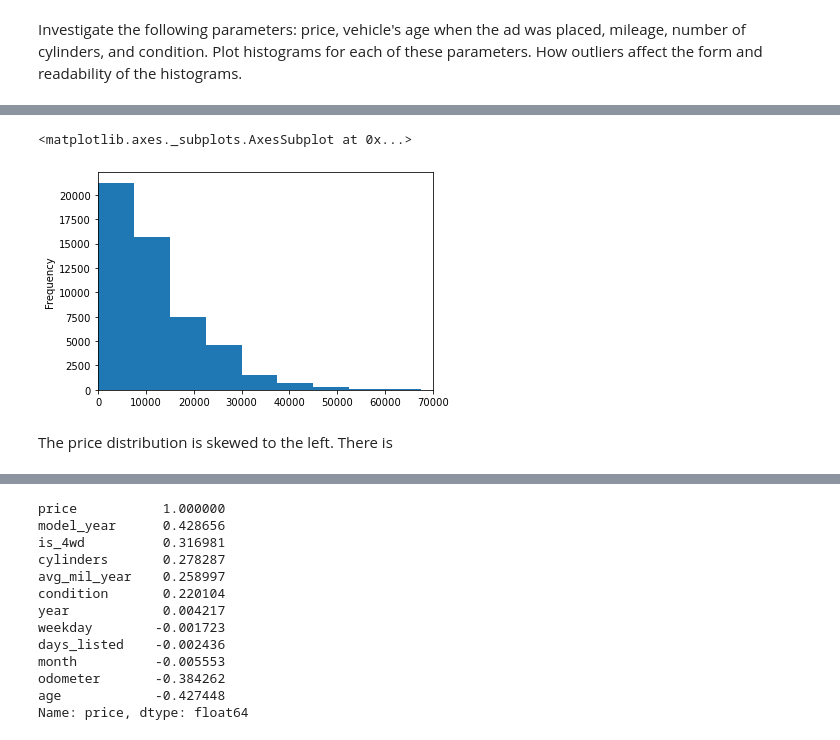
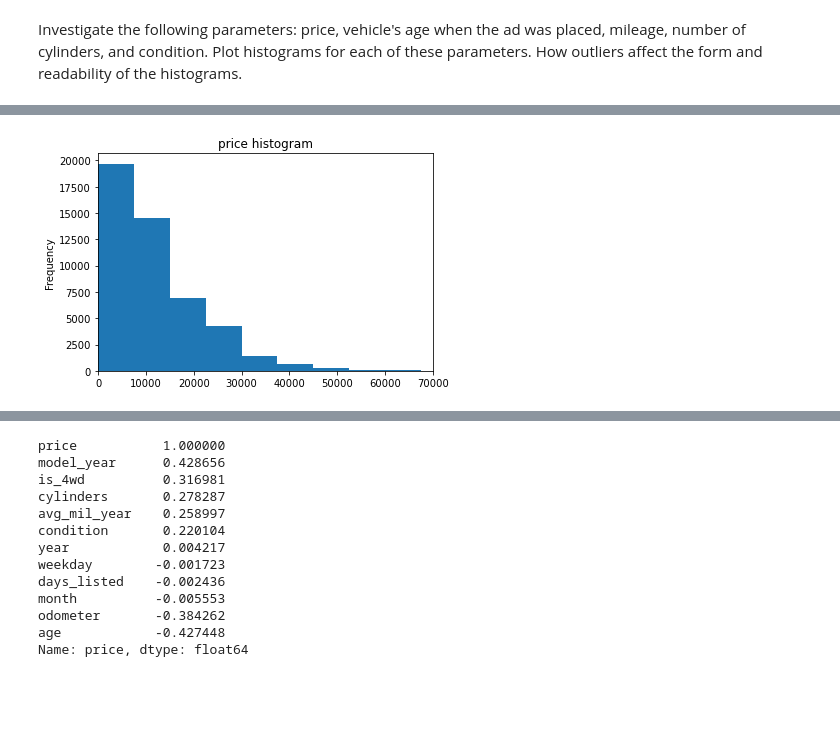
Before and after one commit to rainbowmoonlight/Yandex_Practicum_Projects, a Jupyter notebook: 02 Car Sales Ads Project/Car Sales Ads.ipynb, the cells around one changed output, grey strips where cells are left out. Cells and saved outputs as stored; diff of their text form; code cells hidden in the pictures; blank space fills up the shorter version.

```diff
--- a/02 Car Sales Ads Project/Car Sales Ads.ipynb
+++ b/02 Car Sales Ads Project/Car Sales Ads.ipynb
@@ -518,7 +555,6 @@ From the histogram above, price, vehicle age, odometer and average mileage per y
 # %%
 df['price'].plot(kind='hist', bins=50, xlim=(0,70000))
+plt.title('price histogram')
+plt.show()
 # %% [output]
-<matplotlib.axes._subplots.AxesSubplot at 0x...>
-[figure, old version]
+[figure, new version]
-# %% [markdown]
-The price distribution is skewed to the left. There is
```
Also changed, not shown: parts of 38 cells of this notebook.
